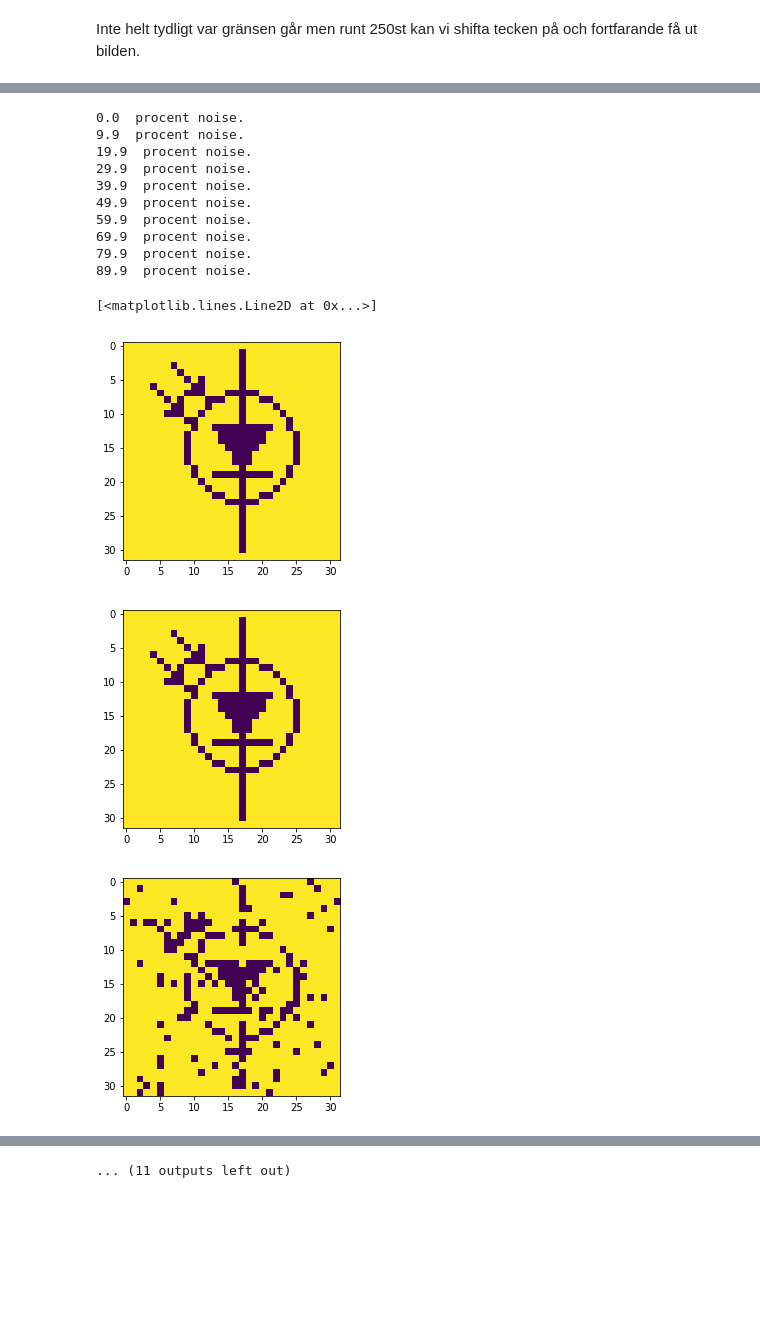
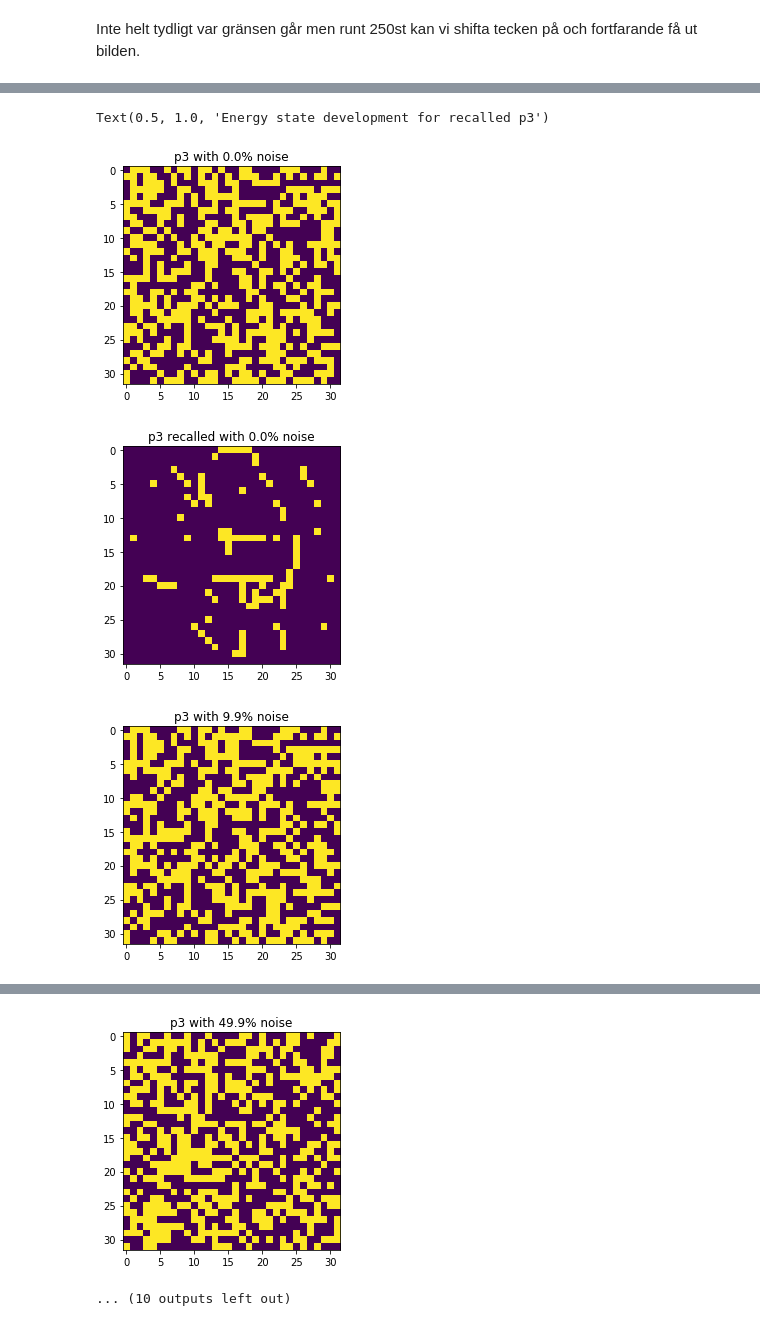
Before and after one commit to smallgreycreatures/DD2437, a Jupyter notebook: lab3/3.4.ipynb, the cells around one changed output, grey strips where cells are left out. Drawn from its saved outputs; the diff is of its cells as text; code cells hidden in the pictures; blank space fills up the shorter version.

```diff
--- a/lab3/3.4.ipynb
+++ b/lab3/3.4.ipynb
@@ -10,21 +10,17 @@ def update_weights(X,W):
     return W
 
 def recall(x,W):
-
     x = x.reshape((-1,1))
-    #print(x)
-    #print(W.shape)
-    #x = np.sign(np.matmul(W.T,x))
-
     for i in range(x.shape[0]):
         x[i] = np.sign(np.dot(x.T,W[i,:]))
     return x
 
 
 def find_pattern(x, W, epochs):
+    x_out = x.copy()
     for i in range(epochs):
-        x = recall(x,W)
-    return x
+        x_out = recall(x_out,W)
+    return x_out
 
 def calculate_energy(x,W):
     E_s = np.zeros(W.shape[0])
@@ -96,21 +83,27 @@ Inte helt tydligt var gränsen går men runt 250st kan vi shifta tecken på och
 # %%
 x = data[1]
 
-#print(x)
 epochs = 10
 energy_s = np.zeros(10)
 for i in range(0,1000,100):
     for i in range(i):
         index = np.random.randint(0,x.shape[0])
         x[index] = -x[index]
+
     plt.figure()
     plt.imshow(x.reshape((32,32)))
-    x = find_pattern(x,W,epochs)
-    print(i/10," procent noise.")
+    plt.title('p2 with '+str(i/10)+'% noise')
+
+    xr = find_pattern(x,W,epochs)
+
     plt.figure()
-    plt.imshow(x.reshape((32,32)))
-    E = calculate_energy(x,W)
+    plt.imshow(xr.reshape((32,32)))
+    plt.title('p2 recalled with '+str(i/10)+'% noise')
+
+    E = calculate_energy(xr,W)
     energy_s[int(i/100)] = E
+
 plt.figure()
 plt.plot(np.arange(10),energy_s)
+plt.title('Energy state development for recalled p2')
 # %% [output]
@@ -139,35 +123,32 @@ plt.plot(np.arange(10),energy_s)
 # %%
 x = data[2]
 
-#print(x)
 epochs = 10
 energy_s = np.zeros(10)
+
 for i in range(0,1000,100):
     for i in range(i):
         index = np.random.randint(0,x.shape[0])
         x[index] = -x[index]
+
     plt.figure()
     plt.imshow(x.reshape((32,32)))
-    x = find_pattern(x,W,epochs)
-    print(i/10," procent noise.")
+    plt.title('p3 with '+str(i/10)+'% noise')
+
+    xr = find_pattern(x,W,epochs)
+
     plt.figure()
-    plt.imshow(x.reshape((32,32)))
+    plt.imshow(xr.reshape((32,32)))
+    plt.title('p3 recalled with '+str(i/10)+'% noise')
+
     E = calculate_energy(x,W)
     energy_s[int(i/100)] = E
+
 plt.figure()
 plt.plot(np.arange(10),energy_s)
+plt.title('Energy state development for recalled p3')
 # %% [output]
-0.0  procent noise.
-9.9  procent noise.
-19.9  procent noise.
-29.9  procent noise.
-39.9  procent noise.
-49.9  procent noise.
-59.9  procent noise.
-69.9  procent noise.
-79.9  procent noise.
-89.9  procent noise.
+Text(0.5, 1.0, 'Energy state development for recalled p3')
-[<matplotlib.lines.Line2D at 0x...>]
-[figure, old version]
+[figure, new version]
-[figure, old version]
+[figure, new version]
-[figure, old version]
+[figure, new version]
@@ -181,3 +162,4 @@ plt.plot(np.arange(10),energy_s)
-... (11 outputs left out)
+[figure, added]
+... (10 outputs left out)
 # %%
 Någonstans vid 20-30% noise så blir det knas för alla utom nummer tre. Den blir destroyed direkt.
```
Also changed, not shown: parts of 3 cells of this notebook, 1 other file.
